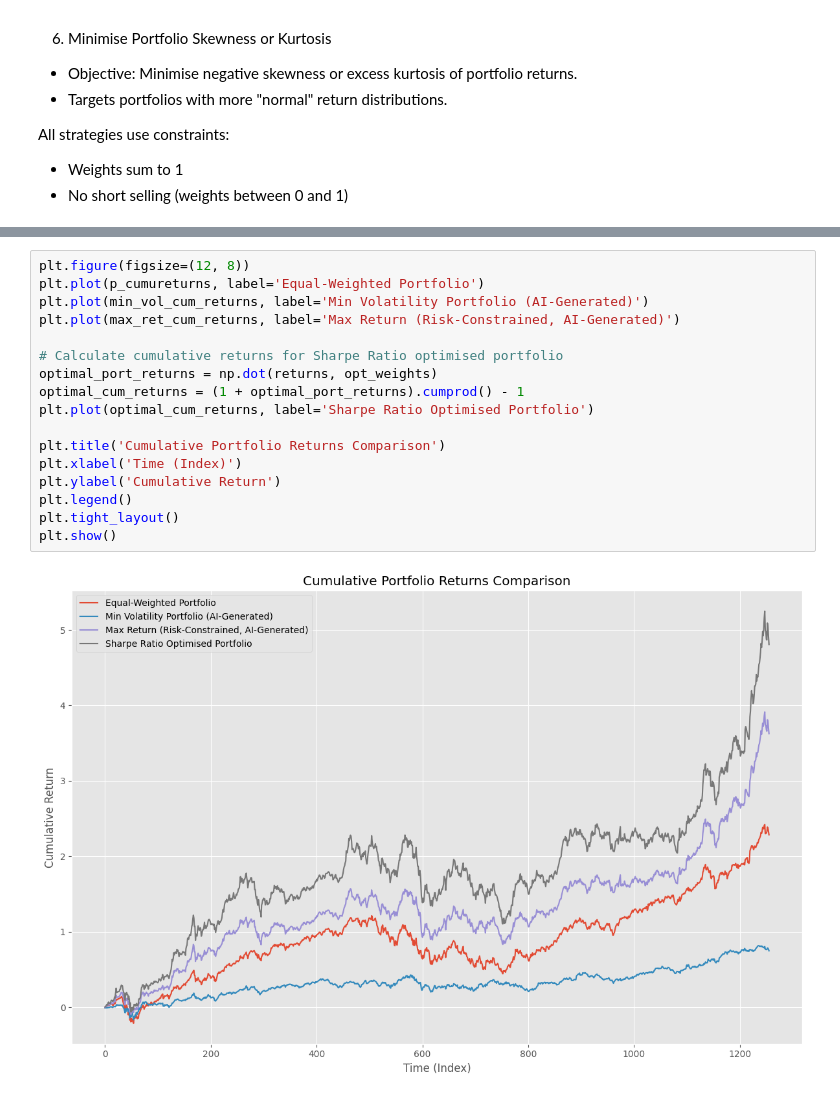
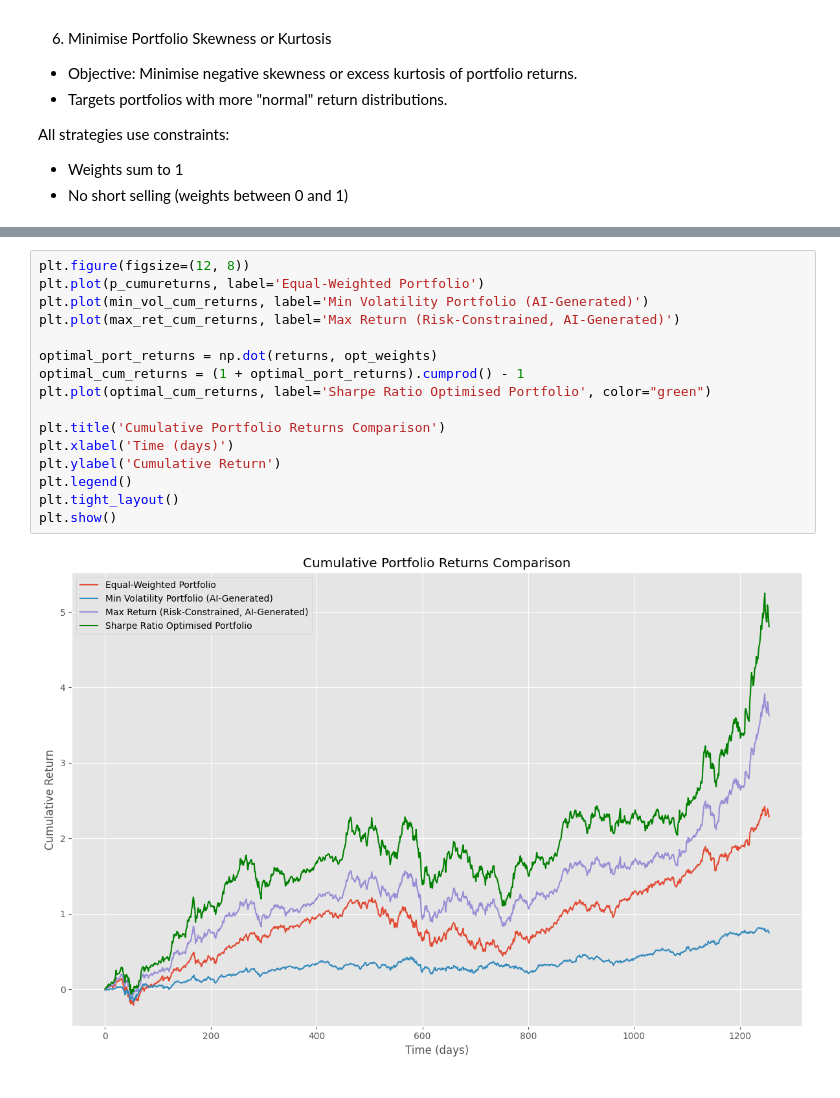
Before and after one commit to Imperial-Business-School/python-for-finance-WangZilu-imperial, a Jupyter notebook: Individual/Individual Assignment.ipynb, the cells around one changed output, grey strips where cells are left out. Saved outputs shown, nothing was run; the diff lists cells and outputs as text.

```diff
--- a/Individual/Individual Assignment.ipynb
+++ b/Individual/Individual Assignment.ipynb
@@ -617,19 +627,18 @@ Cumulative initial (equal-weighting) portfolio returns.
 # %%
 plt.figure(figsize=(12, 8))
 plt.plot(p_cumureturns, label='Equal-Weighted Portfolio')
 plt.plot(min_vol_cum_returns, label='Min Volatility Portfolio (AI-Generated)')
 plt.plot(max_ret_cum_returns, label='Max Return (Risk-Constrained, AI-Generated)')
 
-# Calculate cumulative returns for Sharpe Ratio optimised portfolio
 optimal_port_returns = np.dot(returns, opt_weights)
 optimal_cum_returns = (1 + optimal_port_returns).cumprod() - 1
-plt.plot(optimal_cum_returns, label='Sharpe Ratio Optimised Portfolio')
+plt.plot(optimal_cum_returns, label='Sharpe Ratio Optimised Portfolio', color="green")
 
 plt.title('Cumulative Portfolio Returns Comparison')
-plt.xlabel('Time (Index)')
+plt.xlabel('Time (days)')
 plt.ylabel('Cumulative Return')
 plt.legend()
 plt.tight_layout()
 plt.show()
 # %% [output]
-[figure, old version]
+[figure, new version]
```
Also changed, not shown: parts of 34 cells of this notebook, 2 other files.
